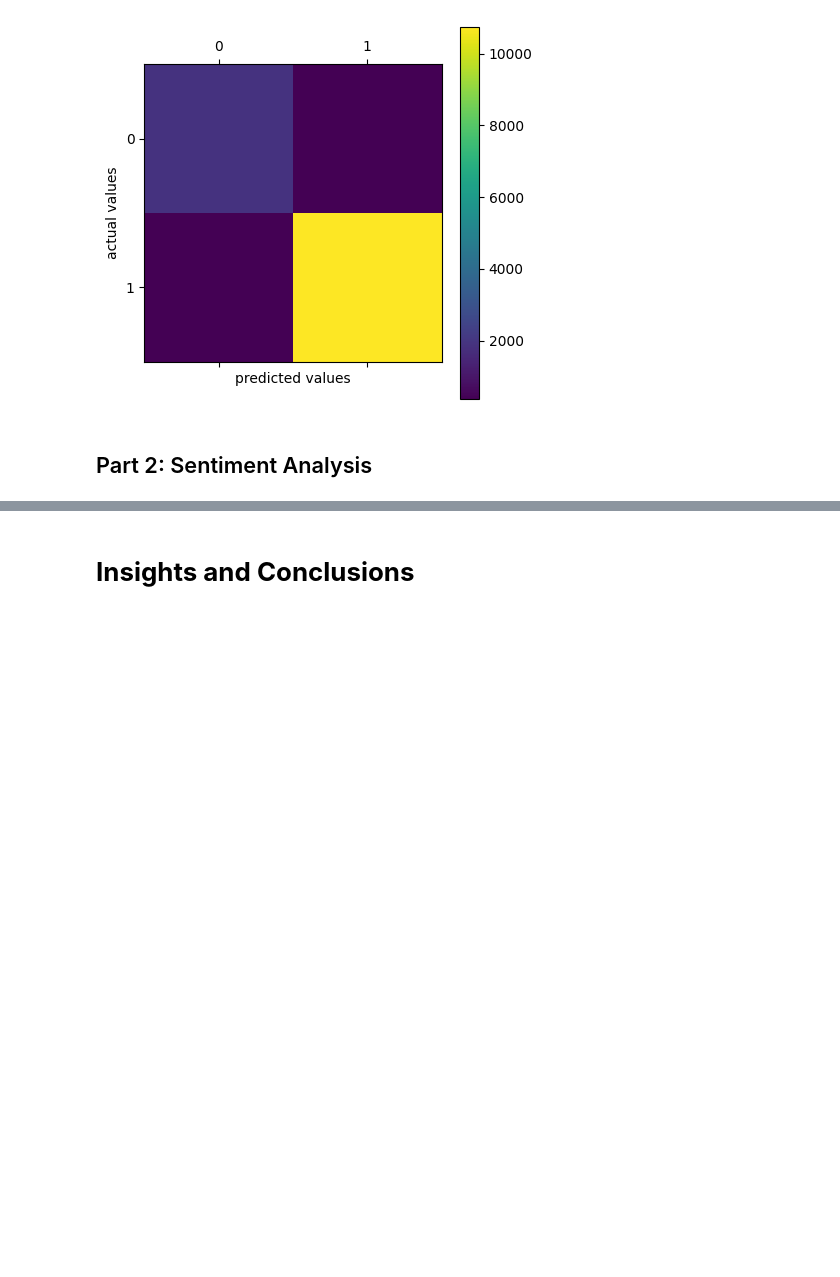
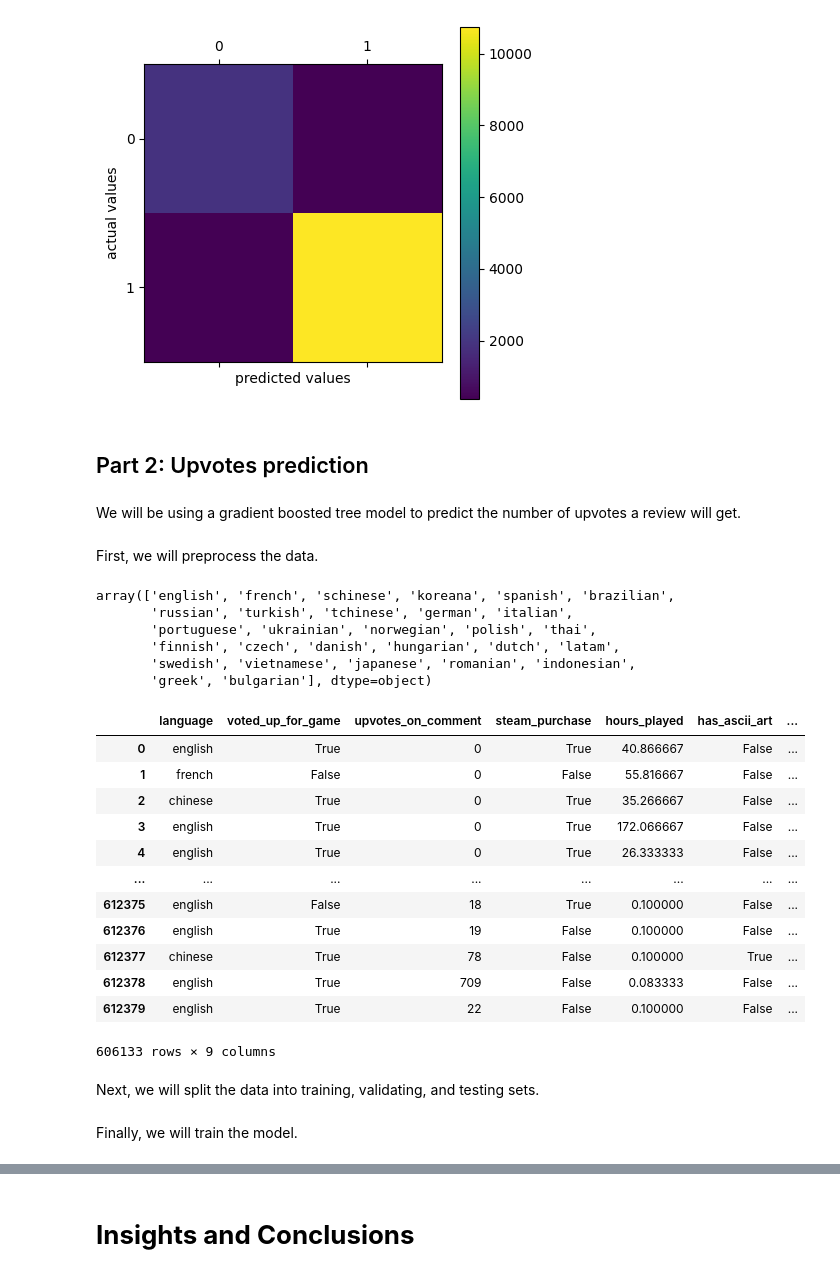
Before and after one commit to Loldude0/CMSC320-cyberpunk, a Jupyter notebook: exploration.ipynb, the cells around one changed output, grey strips where cells are left out. Saved outputs shown, nothing was run; the diff lists cells and outputs as text; code cells hidden in the pictures; blank space fills up the shorter version.

Commit message:
part 2 primary analysis done??

```diff
--- a/exploration.ipynb
+++ b/exploration.ipynb
@@ -586,4 +589,61 @@ plt.show()
 # %% [output]
 [figure]
 # %% [markdown]
-## Part 2: Sentiment Analysis
+## Part 2: Upvotes prediction
+# %% [markdown]
+We will be using a gradient boosted tree model to predict the number of upvotes a review will get.
+# %% [markdown]
+First, we will preprocess the data.
+# %%
+df["language"].unique()
+# %% [output]
+array(['english', 'french', 'schinese', 'koreana', 'spanish', 'brazilian',
+       'russian', 'turkish', 'tchinese', 'german', 'italian',
+       'portuguese', 'ukrainian', 'norwegian', 'polish', 'thai',
+       'finnish', 'czech', 'danish', 'hungarian', 'dutch', 'latam',
+       'swedish', 'vietnamese', 'japanese', 'romanian', 'indonesian',
+       'greek', 'bulgarian'], dtype=object)
+# %%
+def preprocess(df):
+    # combine both Chinese languages
+    df['language'] = df['language'].replace('schinese', 'chinese')
+    df['language'] = df['language'].replace('tchinese', 'chinese')
+
+    # adding words_count
+    # separating between asian language and other languages since Chinese, Korean, Japanese does not have spaces between words
+    df.loc[df['language'].isin(['chinese', 'koreana', "japanese"]), 'words_count'] = df['review'].apply(lambda x: len(x))
+    df.loc[~df['language'].isin(['chinese', 'koreana', "japanese"]), 'words_count'] = df['review'].apply(lambda x: len(x.split()))
+
+    # adding days_since_updated
+    df["days_since_updated"] = (df["date"].max() - df["date"]).dt.days
+
+    # adding spoiler_inlcuded which checks if the review contains [spoiler] tag
+    df["spoiler_included"] = df["review"].str.contains("[spoiler]", case=False)
+
+    # removeing columns that are not needed
+    df.drop(columns=["review","date","funny_votes_on_comment","intercept"], inplace=True)
+
+    # changing the category of the language column
+    df["language"] = df["language"].astype("category")
+
+    return df
+# %%
+df_copy = df.copy()
+preprocess(df_copy)
+df_copy
+# %% [output]
+|  | language | voted_up_for_game | upvotes_on_comment | steam_purchase | hours_played | has_ascii_art | ... |
+| 0 | english | True | 0 | True | 40.866667 | False | ... |
+| 1 | french | False | 0 | False | 55.816667 | False | ... |
+| 2 | chinese | True | 0 | True | 35.266667 | False | ... |
+| 3 | english | True | 0 | True | 172.066667 | False | ... |
+| 4 | english | True | 0 | True | 26.333333 | False | ... |
+| ... | ... | ... | ... | ... | ... | ... | ... |
+| 612375 | english | False | 18 | True | 0.100000 | False | ... |
+| 612376 | english | True | 19 | False | 0.100000 | False | ... |
+| 612377 | chinese | True | 78 | False | 0.100000 | True | ... |
+| 612378 | english | True | 709 | False | 0.083333 | False | ... |
+| 612379 | english | True | 22 | False | 0.100000 | False | ... |
+606133 rows × 9 columns
+# %% [markdown]
+Next, we will split the data into training, validating, and testing sets.
@@ -589,0 +656,2 @@ plt.show()
+# %% [markdown]
+Finally, we will train the model.
```
Also changed, not shown: parts of 9 cells of this notebook.
